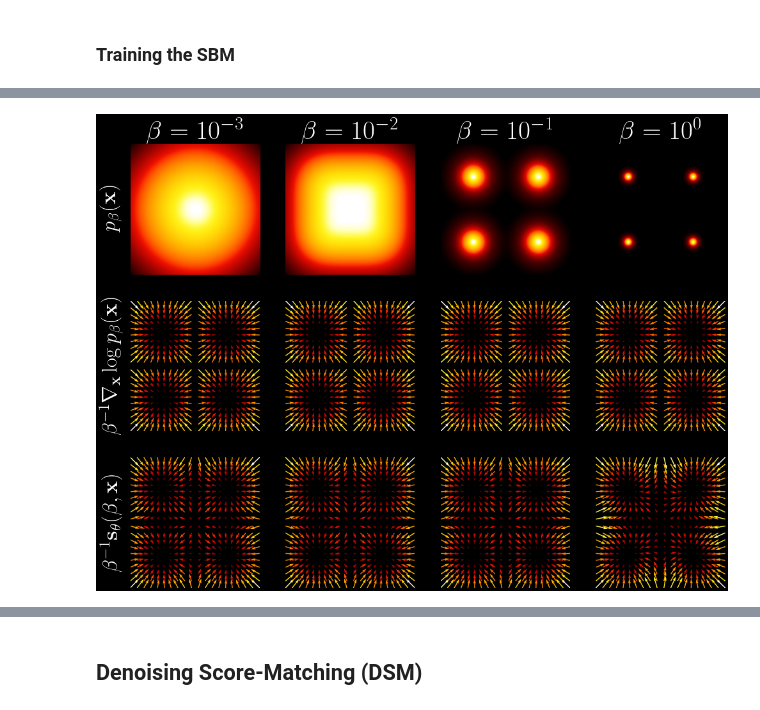
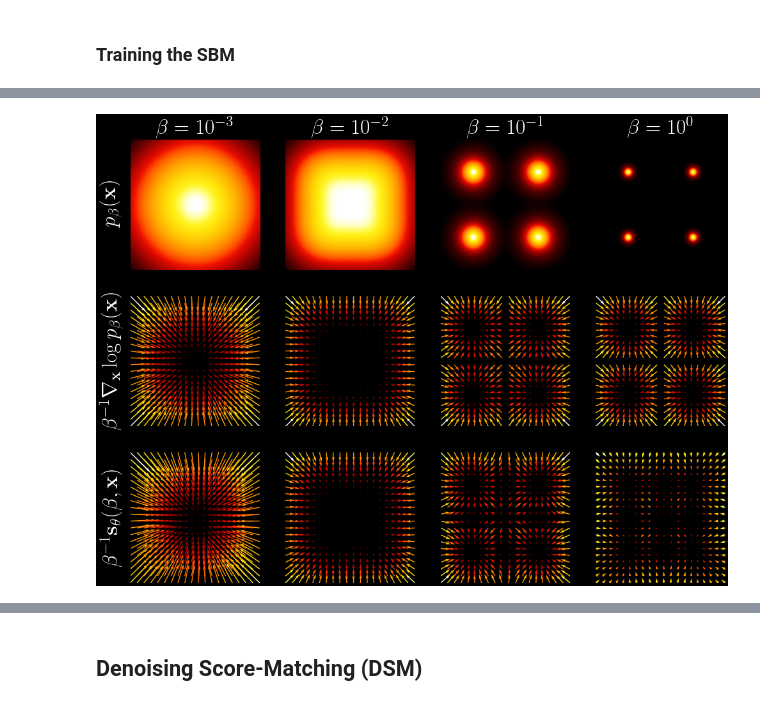
Before and after one commit to AlexandreAdam/score_models, a Jupyter notebook: _sources/notebooks/02-score_matching.ipynb, the cells around one changed output, grey strips where cells are left out. Saved outputs shown, nothing was run; the diff lists cells and outputs as text; code cells hidden in the pictures.

```diff
--- a/_sources/notebooks/02-score_matching.ipynb
+++ b/_sources/notebooks/02-score_matching.ipynb
@@ -131,13 +244,19 @@ distribution = two_moons()
+# %%
+def annealed_score_matching_loss(beta, x, epsilon):
+    s_theta = beta.view(-1, 1)**(1/2) * epsilon(beta, x)
+    score = annealed_score(beta, x)
+    return (beta.view(-1, 1)**(-1) * (score - s_theta)**2).flatten(1).sum(1).mean()
 # %%
 N = int(2e3)  # Number of iterations
 B = int(2**8) # Batch size
-net = SBM(2)
+net = Epsilon(2)
 optim = torch.optim.Adam(net.parameters(), lr=1e-3)
 
 losses = []
 for i in tqdm(range(N)):
-    x = distribution.sample((B,))
-    loss = naive_score_matching_loss(x, net)
+    beta = 10**(- 3 * torch.rand(B))
+    x = sample_annealed_egg_box(beta)
+    loss = annealed_score_matching_loss(beta, x, net)
     optim.zero_grad()
     loss.backward()
     optim.step()
@@ -285,38 +264,28 @@ def annealed_score_matching_loss(beta, x, sbm):
-# %%
-N = int(2e3)  # Number of iterations
-B = int(2**8) # Batch size
-net = AnnealedSBM(2)
-optim = torch.optim.Adam(net.parameters(), lr=1e-3)
-
-losses = []
-for i in tqdm(range(N)):
-    beta = 10**(- 3 * torch.rand(B))
-    x = sample_annealed_egg_box(beta)
-    loss = annealed_score_matching_loss(beta, x, net)
-    optim.zero_grad()
-    loss.backward()
-    optim.step()
-    losses.append(loss.item())
 # %%
 fig, axs = plt.subplots(3, 4, figsize=(12, 9), sharex=True, sharey=True)
 extent = (-2, 2, -2, 2)
 
 for i in range(4):
     beta = [1e-3, 1e-2, 1e-1, 1.][i]
     ax = axs[0, i]
     plot_density(annealed_egg_box(beta).log_prob, ax=ax, extent=extent)
     ax.set_title(r"$\beta = 10^{%d}$" % np.log10(beta))
     ax.axis("off")
 
     ax = axs[1, i]
-    plot_score(score, ax=ax, extent=extent)
+    score_fn = lambda x: annealed_score(torch.tensor([beta]).repeat(x.shape[0]), x)/beta
+    plot_score(score_fn, ax=ax, extent=extent)
     ax.axis("off")
 
     ax = axs[2, i]
-    plot_score(lambda x: net(torch.tensor([beta]).repeat(x.shape[0]), x), ax=ax, extent=extent)
+    score_fn = lambda x: net(torch.tensor([beta]).repeat(x.shape[0]), x)/beta**(1/2)
+    plot_score(score_fn, ax=ax, extent=extent)
     ax.axis("off");
-axs[0, 0].annotate(r"$p_{\beta}(\mathbf{x})$", (-0.15, 0.5),xycoords="axes fraction", va="center", ha="center", rotation=90, fontsize=24)
-axs[1, 0].annotate(r"$\beta^{-1}\nabla_{\mathbf{x}} \log p_{\beta}(\mathbf{x})$", (-0.15, 0.5),xycoords="axes fraction", va="center", ha="center", rotation=90, fontsize=24)
-axs[2, 0].annotate(r"$\beta^{-1}\mathbf{s}_\theta(\beta, \mathbf{x})$", (-0.15, 0.5),xycoords="axes fraction", va="center", ha="center", rotation=90, fontsize=24);
+axs[0, 0].annotate(r"$p_{\beta}(\mathbf{x})$", (-0.15, 0.5),
+    xycoords="axes fraction", va="center", ha="center", rotation=90, fontsize=24)
+axs[1, 0].annotate(r"$\beta^{-1}\nabla_{\mathbf{x}} \log p_{\beta}(\mathbf{x})$", (-0.15, 0.5),
+    xycoords="axes fraction", va="center", ha="center", rotation=90, fontsize=24)
+axs[2, 0].annotate(r"$\beta^{-1}\mathbf{s}_\theta(\beta, \mathbf{x})$", (-0.15, 0.5),
+    xycoords="axes fraction", va="center", ha="center", rotation=90, fontsize=24);
 # %% [output]
-[figure, old version]
+[figure, new version]
```
Also changed, not shown: parts of 18 cells of this notebook, 19 other files.
